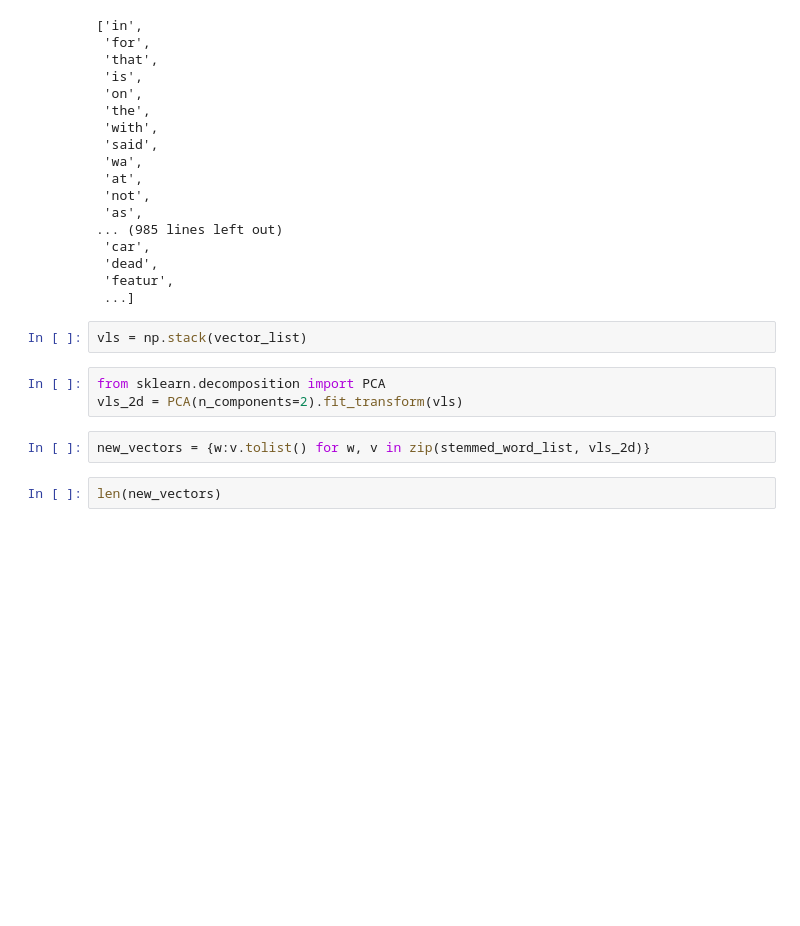
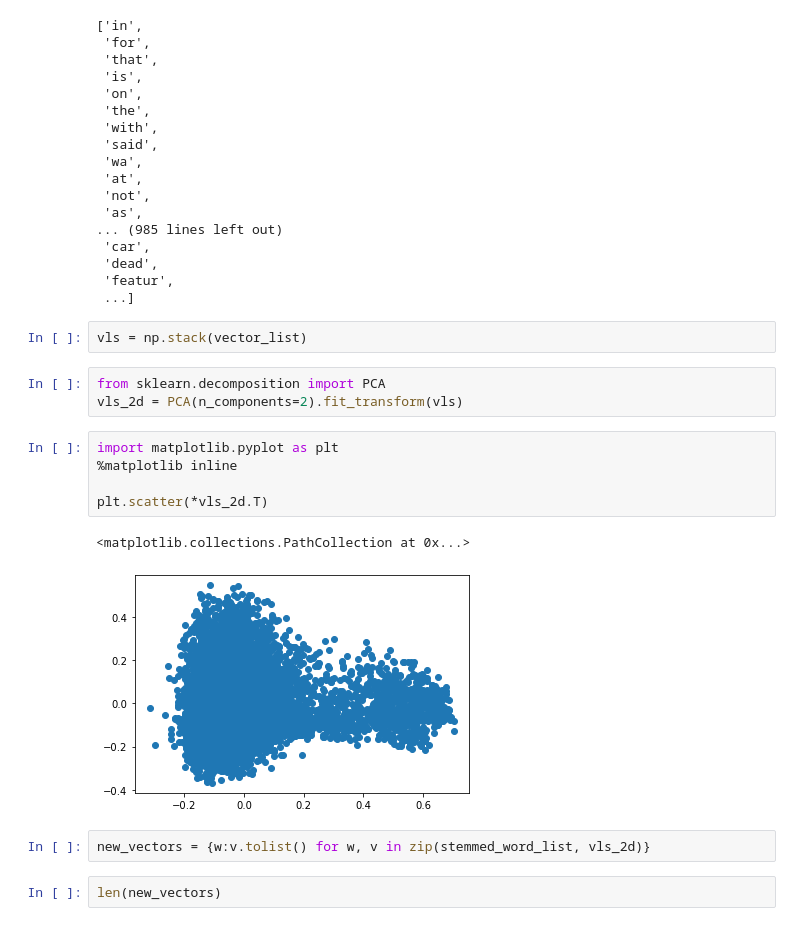
Before and after one commit to aliabd/converge, a Jupyter notebook: Processing Word.ipynb, the cells around one changed output. Cells and saved outputs as stored; diff of their text form; blank space fills up the shorter version.

Commit message:
adding plots

```diff
--- a/Untitled.ipynb
+++ b/Processing Word.ipynb
@@ -362,6 +362,14 @@ vls = np.stack(vector_list)
 # %%
 from sklearn.decomposition import PCA
 vls_2d = PCA(n_components=2).fit_transform(vls)
+# %%
+import matplotlib.pyplot as plt
+%matplotlib inline
+
+plt.scatter(*vls_2d.T)
+# %% [output]
+<matplotlib.collections.PathCollection at 0x...>
+[figure, added]
 # %%
 new_vectors = {w:v.tolist() for w, v in zip(stemmed_word_list, vls_2d)}
 # %%
```
